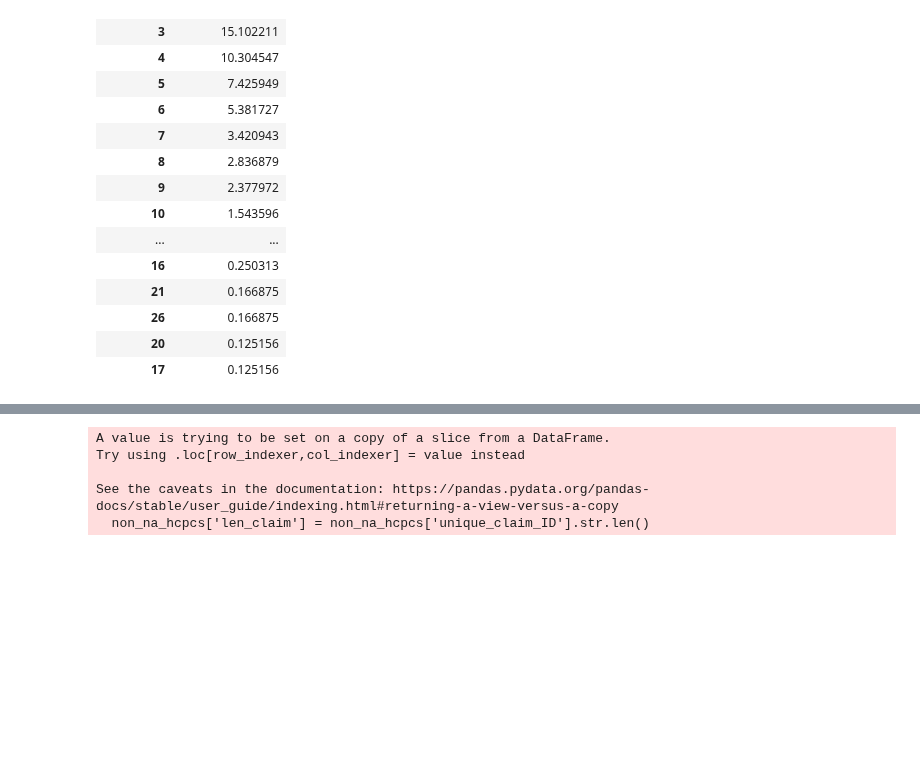
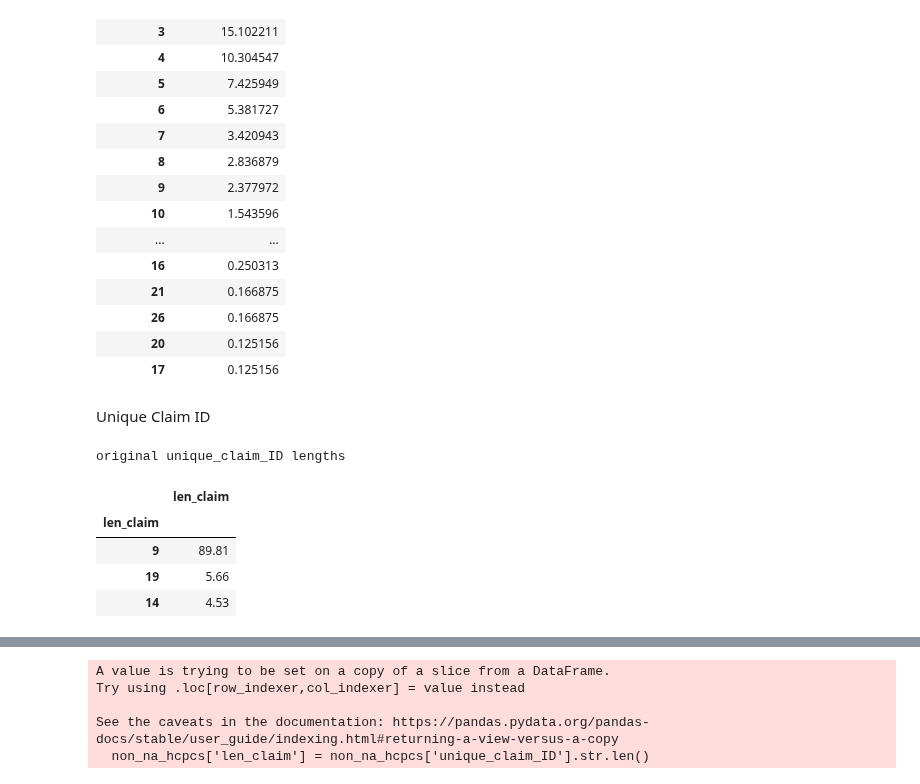
Before and after one commit to martza87/siads_696_mII, a Jupyter notebook: src/02_EDA_claim.ipynb, the cells around one changed output, grey strips where cells are left out. Drawn from its saved outputs; the diff is of its cells as text; code cells hidden in the pictures; blank space fills up the shorter version.

```diff
--- a/src/02_EDA_claim.ipynb
+++ b/src/02_EDA_claim.ipynb
@@ -543,3 +545,19 @@ pd.DataFrame({
 | 26 | 0.166875 |
 | 20 | 0.125156 |
 | 17 | 0.125156 |
+# %% [markdown]
+Unique Claim ID
+# %%
+claim_df['len_claim'] = claim_df['unique_claim_ID'].str.len()
+vals = claim_df['len_claim'].value_counts(normalize=True) * 100
+print('original unique_claim_ID lengths')
+pd.DataFrame({
+  'len_claim': vals
+}).head(30)
+# %% [output]
+original unique_claim_ID lengths
+|  | len_claim |
+| len_claim |  |
+| 9 | 89.81 |
+| 19 | 5.66 |
+| 14 | 4.53 |
```
Also changed, not shown: parts of 2 cells of this notebook, 1 other file.
